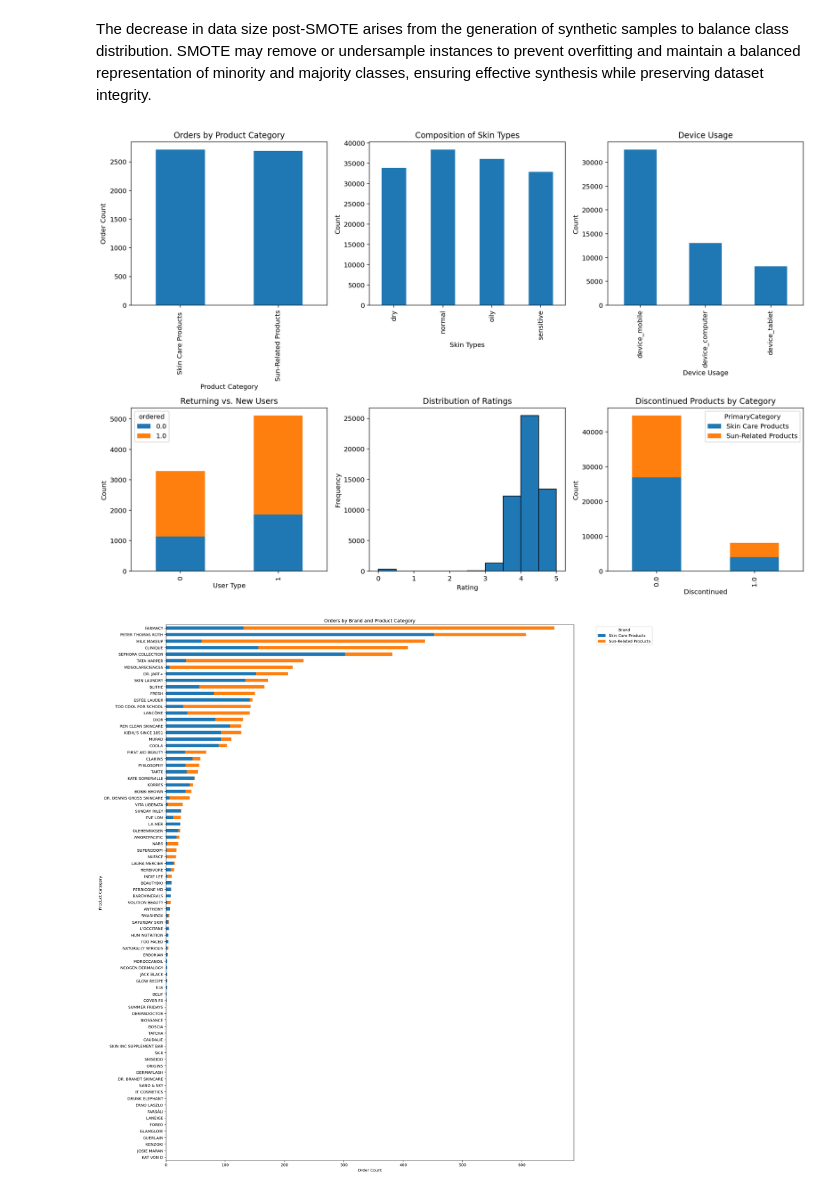
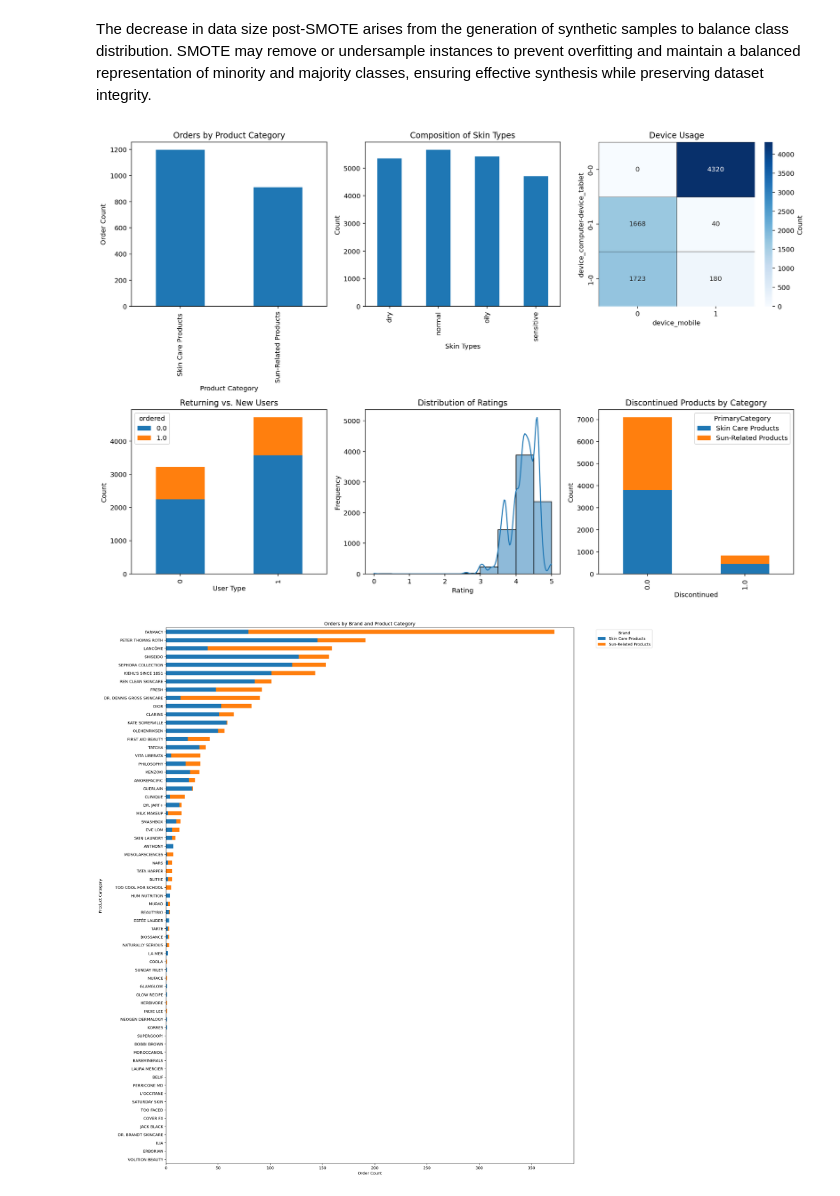
Before and after one commit to samantharivas/sc-cosmetics, a Jupyter notebook: SC-Cosmetics.ipynb, the cells around one changed output. Cells and saved outputs as stored; diff of their text form; code cells hidden in the pictures.

```diff
--- a/SC-Cosmetics.ipynb
+++ b/SC-Cosmetics.ipynb
@@ -695,23 +730,26 @@ Name: saw_checkout, dtype: int64
 # %%
+# craete a copy of the df
+balanced_df = sc_df.copy()
+
 # specify the columns to balance
 columns_to_balance = ['ordered', 'saw_checkout']
 
-# Define desired class distribution ratios for each column
-desired_ratios = {'ordered': 0.6, 'saw_checkout': 0.3}  # You can adjust these ratios as needed
+# define desired class distribution ratios for each column
+desired_ratios = {'ordered': 0.4, 'saw_checkout': 0.5}
 
-# Create a separate SMOTE object for each column with its desired sampling strategy
+# create a separate SMOTE object for each column with its desired sampling strategy
 smote_ordered = SMOTE(sampling_strategy=desired_ratios['ordered'], random_state=42)
 smote_saw_checkout = SMOTE(sampling_strategy=desired_ratios['saw_checkout'], random_state=42)
 
 # apply SMOTE to each column selected
 for col, smote_obj in zip(columns_to_balance, [smote_ordered, smote_saw_checkout]):
-    X_resampled, y_resampled = smote_obj.fit_resample(sc_df[[col]], sc_df[col])
+    X_resampled, y_resampled = smote_obj.fit_resample(balanced_df[[col]], balanced_df[col])
     # Update DataFrame with resampled data
-    sc_df[col] = y_resampled
+    balanced_df[col] = y_resampled
 
 # check the class distribution after balancing
 print("After balancing:")
 for col in columns_to_balance:
-    print(sc_df[col].value_counts())
+    print(balanced_df[col].value_counts())
 # %% [output]
 After balancing:
@@ -738,0 +797,3 @@ Name: ordered, dtype: float64
+# %%
+# drop rows with misisng data
+balanced_df.dropna(inplace=True)
@@ -741,53 +822,55 @@ The decrease in data size post-SMOTE arises from the generation of synthetic sam
 # %%
 fig, axs = plt.subplots(2, 3, figsize=(15, 10))
 
-# count of orderd by product category
-order_count_by_category = sc_df.groupby('PrimaryCategory')['ordered'].sum()
+# count of ordered by product category
+order_count_by_category = balanced_df.groupby('PrimaryCategory')['ordered'].sum()
 order_count_by_category.plot(kind='bar', ax=axs[0, 0],
                              xlabel='Product Category', ylabel='Order Count',
                              title='Orders by Product Category')
 
 # composition of skin types
-skin_type_counts = sc_df[['dry', 'normal', 'oily', 'sensitive']].sum()
+skin_type_counts = balanced_df[['dry', 'normal', 'oily', 'sensitive']].sum()
 skin_type_counts.plot(kind='bar', stacked=True, ax=axs[0, 1],
                       xlabel='Skin Types', ylabel='Count',
                       title='Composition of Skin Types')
 
 # device usage
-device_usage = sc_df[['device_mobile', 'device_computer', 'device_tablet']].sum()
-device_usage.plot(kind='bar', stacked=True, ax=axs[0, 2],
-                  xlabel='Device Usage', ylabel='Count',
-                  title='Device Usage')
+device_usage = balanced_df[['device_computer', 'device_tablet', 'device_mobile']].astype(int)
+device_usage_counts = device_usage.groupby(device_usage.columns.tolist()).size().unstack(fill_value=0)
+sns.heatmap(device_usage_counts, ax=axs[0, 2], cmap="Blues", annot=True, fmt="d",
+            cbar_kws={'label': 'Count'},
+            linewidths=0.5, linecolor='black')
+axs[0, 2].set_title('Device Usage')
 
 # returning vs new users
-returning_new_users = pd.crosstab(sc_df['returning_user'],
-                                  sc_df['ordered'])
+returning_new_users = pd.crosstab(balanced_df['returning_user'],
+                                  balanced_df['ordered'])
 
 returning_new_users.plot(kind='bar', stacked=True, ax=axs[1, 0],
                          xlabel='User Type', ylabel='Count',
                          title='Returning vs. New Users')
 
 # distribution of ratings
-axs[1, 1].hist(sc_df['rank'], bins=10, edgecolor='black')
+sns.histplot(data=balanced_df, x='rank', bins=10, kde=True, ax=axs[1, 1])
 axs[1, 1].set_xlabel('Rating')
 axs[1, 1].set_ylabel('Frequency')
 axs[1, 1].set_title('Distribution of Ratings')
 
 # discontinued products
-discontinued_category_counts = pd.crosstab(index=sc_df['Discontinued'],
-                                           columns=sc_df['PrimaryCategory'])
+discontinued_category_counts = pd.crosstab(index=balanced_df['Discontinued'],
+                                           columns=balanced_df['PrimaryCategory'])
 
 discontinued_category_counts.plot(kind='bar', stacked=True, ax=axs[1, 2],
                                   xlabel='Discontinued', ylabel='Count',
                                   title='Discontinued Products by Category')
 
 plt.tight_layout()
 plt.show()
 # %% [output]
-[figure, old version]
+[figure, new version]
 # %%
 #  order count by brand and product category
-order_count_by_brand_category = sc_df.groupby(['brand', 'PrimaryCategory'])['ordered'].sum().unstack().fillna(0)
+order_count_by_brand_category = balanced_df.groupby(['brand', 'PrimaryCategory'])['ordered'].sum().unstack().fillna(0)
 order_count_by_brand = order_count_by_brand_category.sum(axis=1).sort_values()
 order_count_by_brand_category = order_count_by_brand_category.loc[order_count_by_brand.index]
 
@@ -800,6 +883,6 @@ plt.legend(title='Brand', bbox_to_anchor=(1.05, 1), loc='upper left')
 plt.tight_layout()
 plt.show()
 # %% [output]
-[figure, old version]
+[figure, new version]
 # %%
 # plot the average price by brand
```
Also changed, not shown: parts of 23 cells of this notebook.
